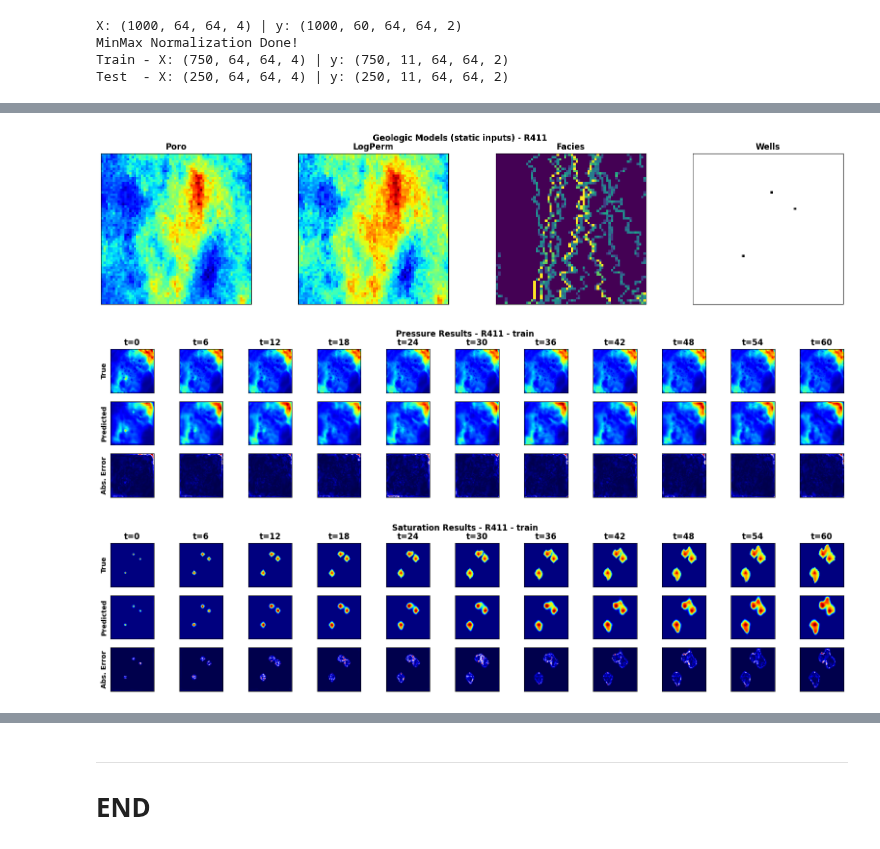
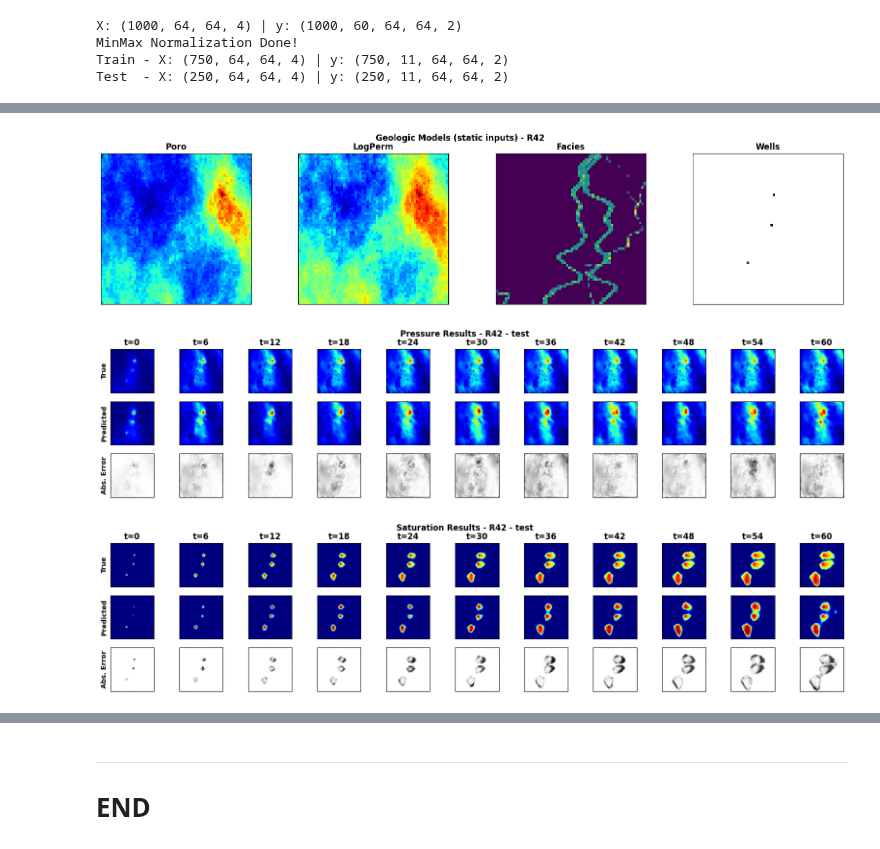
Before and after one commit to misaelmmorales/Stochastic-pix2vid, a Jupyter notebook: CNN_RNN_CO2_v2.ipynb, the cells around one changed output, grey strips where cells are left out. Cells and saved outputs as stored; diff of their text form; code cells hidden in the pictures.

```diff
--- a/CNN_RNN_CO2_v2.ipynb
+++ b/CNN_RNN_CO2_v2.ipynb
@@ -63,9 +63,9 @@ SSIM | Train: 94.18, Test: 87.03
-# %%
-proxy.plot_single_results(411, 'train')
-# %% [output]
-[figure, removed]
-[figure, removed]
-[figure, removed]
+# %%
+proxy.plot_single_results(42, 'test', cmaps=['jet','jet','viridis','binary','binary'])
+# %% [output]
+[figure, added]
+[figure, added]
+[figure, added]
 # %%
 proxy.cumulative_co2()
 # %% [output]
```
Also changed, not shown: parts of 3 cells of this notebook, 1 other file.
